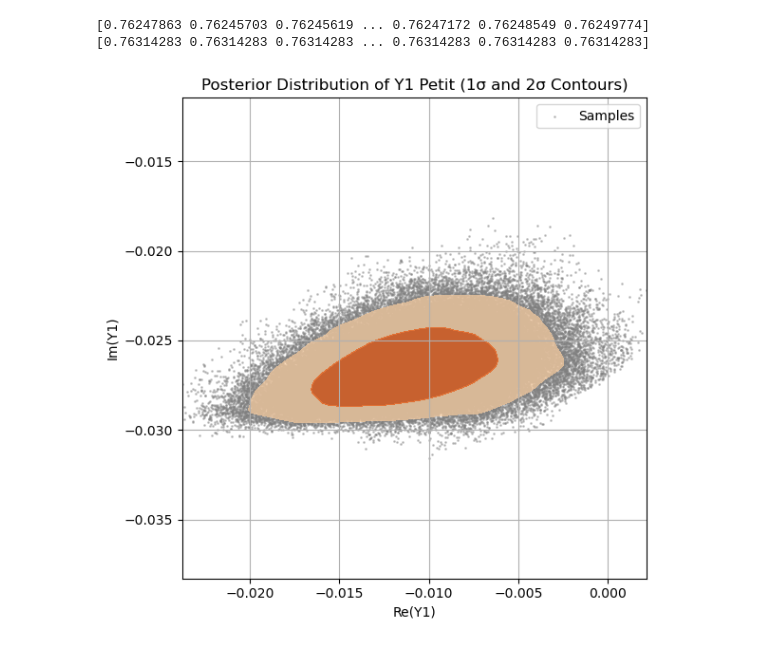
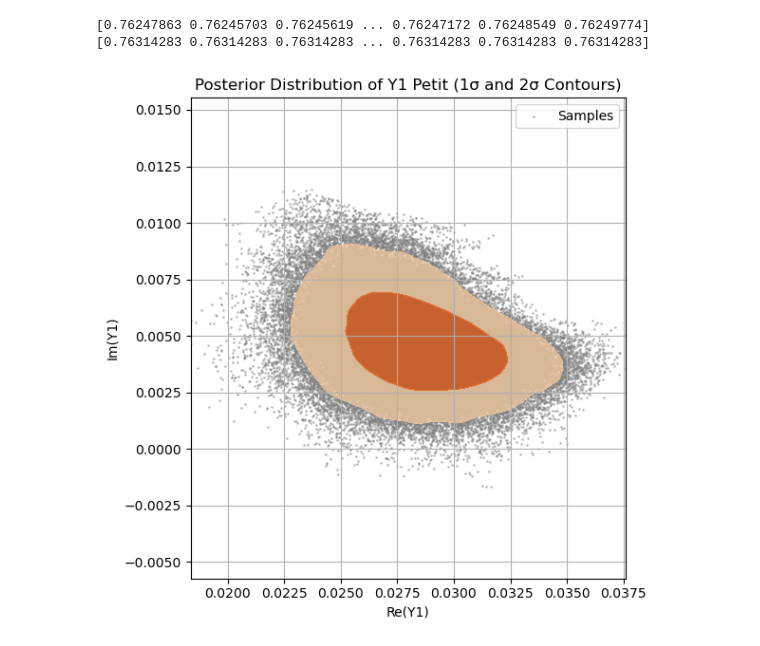
Before and after one commit to pentrican10/k2-19-project, a Jupyter notebook: resonant_figure.ipynb, the cells around one changed output. Drawn from its saved outputs; the diff is of its cells as text; code cells hidden in the pictures.

```diff
--- a/resonant_figure.ipynb
+++ b/resonant_figure.ipynb
@@ -151,9 +233,9 @@ def hamiltonian(K2, I1, I2, Delta_G, eps, R1, R2, theta1):
 # Defining Y1 and Y2
 # %%
 def Y1_(e_tilda_1, e_tilda_2, pomega_1, pomega_2, gamma, theta_res):
-    numerator = e_tilda_1*np.exp(1j * pomega_1) - 1.22*e_tilda_2*np.exp(1j * pomega_2)
+    numerator = (e_tilda_1*np.exp(1j * pomega_1)) - (1.22*e_tilda_2*np.exp(1j * pomega_2))
     denominator = np.sqrt(1 + 1.31*gamma)
-    Y1 = numerator/denominator * np.exp(-1j * theta_res)
+    Y1 = (numerator/denominator) * np.exp(-1j * theta_res)
     return Y1
 # %%
 def Y2_(e_tilda_1, e_tilda_2, pomega_1, pomega_2, gamma, theta_res):
@@ -1590,4 +1705,13 @@ df = pd.read_csv(file_path)
 # %%
+### system constants
+m_star = 0.88  # [solar mass]
+
+from astropy import units as u
+from astropy import constants as c
+G_const_si = c.G
+G_const = c.G.to(u.AU**3 / u.M_sun / u.day**2).value
+
+
 ### posterior samples
 ecosw_b_pet = df["ecosw2"]
 esinw_b_pet = df["esinw2"]
@@ -1597,6 +1721,8 @@ Tc_b_pet = df["tc2"] # [days]
 m_b_pet = df["masss2"] # [solar mass]
 omega_b_pet = df['omega2'] # [rad]
 Omega_b_pet = df['Omegarad2']  # [rad]
+inc_b_deg_pet = df['inc2'] # [deg]
+inc_b_pet = np.radians(inc_b_deg_pet)
 
 ecosw_c_pet = df["ecosw3"]
 esinw_c_pet = df["esinw3"]
@@ -1606,21 +1732,32 @@ Tc_c_pet = df["tc3"] # [days]
 m_c_pet = df["masss3"] # [solar mass]
 omega_c_pet = df['omega3'] # [rad]
 Omega_c_pet = df['Omegarad3']  # [rad]
+inc_c_deg_pet = df['inc3'] # [deg]
+inc_c_pet = np.radians(inc_c_deg_pet)
 
 
+gamma_pet = m_b_pet / m_c_pet
 ### calculated params
-a_b_pet = np.array(((G_const*m_star*P_b_pet**2)/(4*np.pi**2))**(1.0/3)) # [AU]
-a_c_pet = np.array(((G_const*m_star*P_c_pet**2)/(4*np.pi**2))**(1/3)) # [AU]
+a_b_pet = np.array(((G_const*m_star*P_b_pet**2)/(4*np.pi**2))**(1.0/3.)) # [AU]
+a_c_pet = np.array(((G_const*m_star*P_c_pet**2)/(4*np.pi**2))**(1.0/3.)) # [AU]
 
 
 # omega_b = np.arctan2(esinw_b, ecosw_b) # [rad]
 # omega_c = np.arctan2(esinw_c, ecosw_c) # [rad]
 
 # times = np.array([1980.] * len(omega_b))
-times = Tc_c_pet
+times = 2020.
+print('mean anomaly')
+print('b')
+Mean_anomaly_b_pet = mean_anomaly(times, omega_b_pet, e_b_pet, Tc_b_pet, P_b_pet)
+print('c')
+Mean_anomaly_c_pet = mean_anomaly(times, omega_c_pet, e_c_pet, Tc_c_pet, P_c_pet)
+print('mean anomaly projected separation')
+print('b')
+Mean_anomaly_b_pet = mean_anomaly_proj_sep(times, Tc_b_pet, P_b_pet, e_b_pet, omega_b_pet, inc_b_pet)
+print('c')
+Mean_anomaly_c_pet = mean_anomaly_proj_sep(times, Tc_c_pet, P_c_pet, e_c_pet, omega_c_pet, inc_c_pet)
 
-Mean_anomaly_b_pet = mean_anomaly(times, omega_b_pet, e_b_pet, Tc_b_pet, P_b_pet)
-Mean_anomaly_c_pet = mean_anomaly(times, omega_c_pet, e_c_pet, Tc_c_pet, P_c_pet)
 e_tilda_b_pet = np.sqrt(2*(1 - np.sqrt(1 - e_b_pet**2)))
 e_tilda_c_pet = np.sqrt(2*(1 - np.sqrt(1 - e_c_pet**2)))
 
@@ -1645,30 +1800,31 @@ print(alpha_0)
 [0.76247863 0.76245703 0.76245619 ... 0.76247172 0.76248549 0.76249774]
 [0.76314283 0.76314283 0.76314283 ... 0.76314283 0.76314283 0.76314283]
 # %%
-Y1_pet = Y1_(e_tilda_b_pet, e_tilda_c_pet, pomega_b_pet, pomega_c_pet, gamma, theta_res_pet)
+Y1_pet = Y1_(e_tilda_b_pet, e_tilda_c_pet, pomega_b_pet, pomega_c_pet, gamma_pet, theta_res_pet)
 # Extract real and imaginary parts
 Y1_real_pet = np.real(Y1_pet)
 Y1_imag_pet = np.imag(Y1_pet)
+# print(Y1_pet)
 # %%
 # Compute KDE and contour levels
 X_1_pet, Y_1_pet, Z_1_pet = compute_kde_contour_levels(Y1_real_pet, Y1_imag_pet)
 levels_1_pet = get_sigma_contour_levels(Z_1_pet)
 
 # Plot
 fig, ax = plt.subplots(figsize=(6, 6))
 plt.scatter(Y1_real_pet, Y1_imag_pet, s=1, alpha=0.4, color='grey',label='Samples')
-
+plt.scatter
 contour = ax.contourf(X_1_pet, Y_1_pet, Z_1_pet, levels=levels_1_pet + [Z_1_pet.max()], colors=["#fdd0a2", "#e6550d"], alpha=0.7)
 
 # Plot formatting
 ax.set_xlabel("Re(Y1)")
 ax.set_ylabel("Im(Y1)")
 ax.set_title("Posterior Distribution of Y1 Petit (1σ and 2σ Contours)")
 ax.grid(True)
 ax.axis('equal')
 plt.legend()
 plt.tight_layout()
 plt.show()
 # %% [output]
-[figure, old version]
+[figure, new version]
 # %%
```
Also changed, not shown: parts of 33 cells of this notebook, 1 other file.
